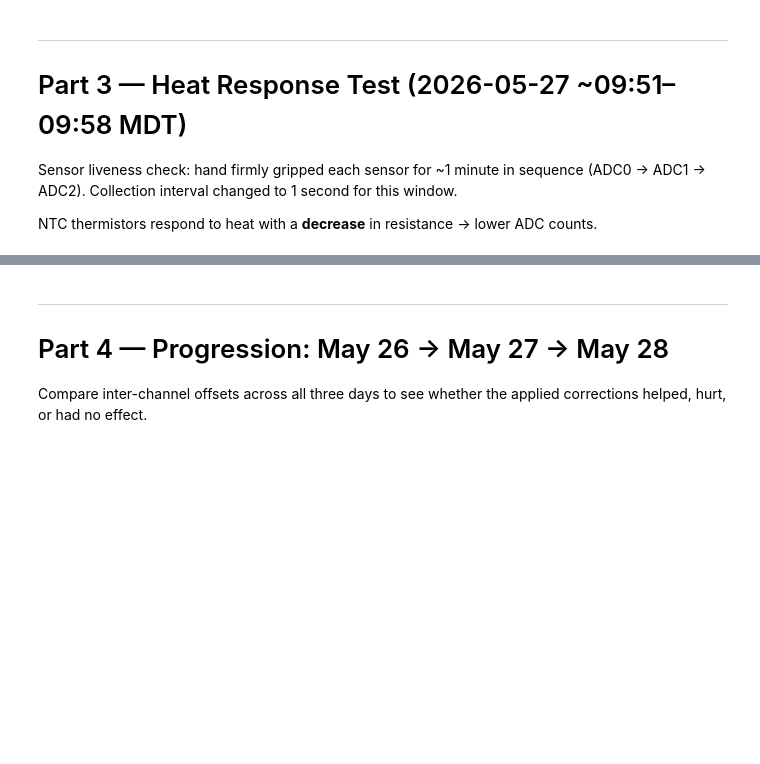
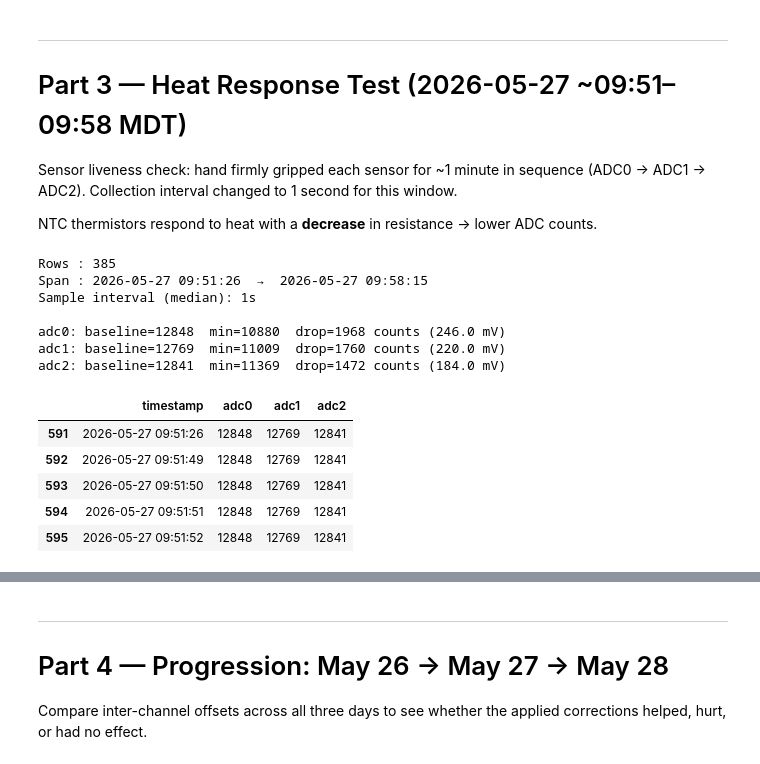
Before and after one commit to rooster-ninja/Moon_Temp_Calibration_Jupyter, a Jupyter notebook: sensor_offset_analysis.ipynb, the cells around one changed output, grey strips where cells are left out. Cells and saved outputs as stored; diff of their text form; code cells hidden in the pictures; blank space fills up the shorter version.

```diff
--- a/sensor_offset_analysis.ipynb
+++ b/sensor_offset_analysis.ipynb
@@ -261,23 +330,37 @@ NTC thermistors respond to heat with a **decrease** in resistance → lower ADC
 # %%
 TEST_START = '2026-05-27 09:51:00'
 TEST_END   = '2026-05-27 09:59:00'
 
 df_full = pd.read_csv(
-    "/Users/dek/claude_projects/moon_temp_logger/target/release/logs/2026-05-27.csv",
+    "/home/rooster/claude-code/data/logs/2026-05-27.csv",
     parse_dates=['timestamp']
 )
 df_full = df_full.sort_values('timestamp').reset_index(drop=True)
 
 test = df_full[(df_full['timestamp'] >= TEST_START) & (df_full['timestamp'] <= TEST_END)].copy()
 
 print(f"Rows : {len(test)}")
 print(f"Span : {test['timestamp'].iloc[0]}  →  {test['timestamp'].iloc[-1]}")
 print(f"Sample interval (median): {test['timestamp'].diff().dt.total_seconds().median():.0f}s")
 print()
 for col in ['adc0','adc1','adc2']:
     drop = test[col].max() - test[col].min()
     print(f"{col}: baseline={test[col].iloc[0]}  min={test[col].min()}  drop={drop} counts ({drop*0.125:.1f} mV)")
 test.head()
+# %% [output]
+Rows : 385
+Span : 2026-05-27 09:51:26  →  2026-05-27 09:58:15
+Sample interval (median): 1s
+
+adc0: baseline=12848  min=10880  drop=1968 counts (246.0 mV)
+adc1: baseline=12769  min=11009  drop=1760 counts (220.0 mV)
+adc2: baseline=12841  min=11369  drop=1472 counts (184.0 mV)
+|  | timestamp | adc0 | adc1 | adc2 |
+| 591 | 2026-05-27 09:51:26 | 12848 | 12769 | 12841 |
+| 592 | 2026-05-27 09:51:49 | 12848 | 12769 | 12841 |
+| 593 | 2026-05-27 09:51:50 | 12848 | 12769 | 12841 |
+| 594 | 2026-05-27 09:51:51 | 12848 | 12769 | 12841 |
+| 595 | 2026-05-27 09:51:52 | 12848 | 12769 | 12841 |
 # %%
 # Per-channel subplots
 fig, axes = plt.subplots(3, 1, figsize=(14, 9), sharex=True)
```
Also changed, not shown: parts of 29 cells of this notebook.
